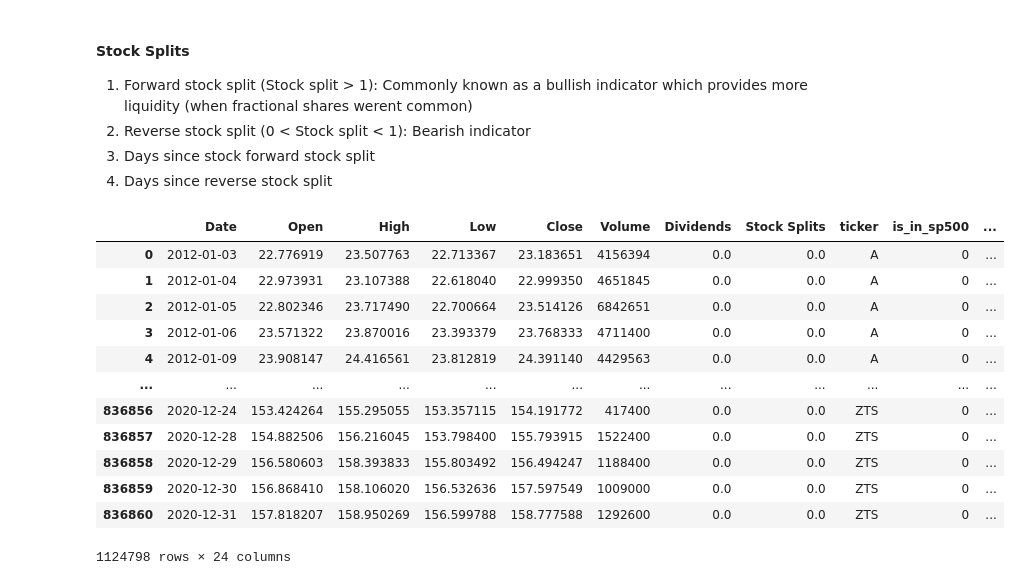
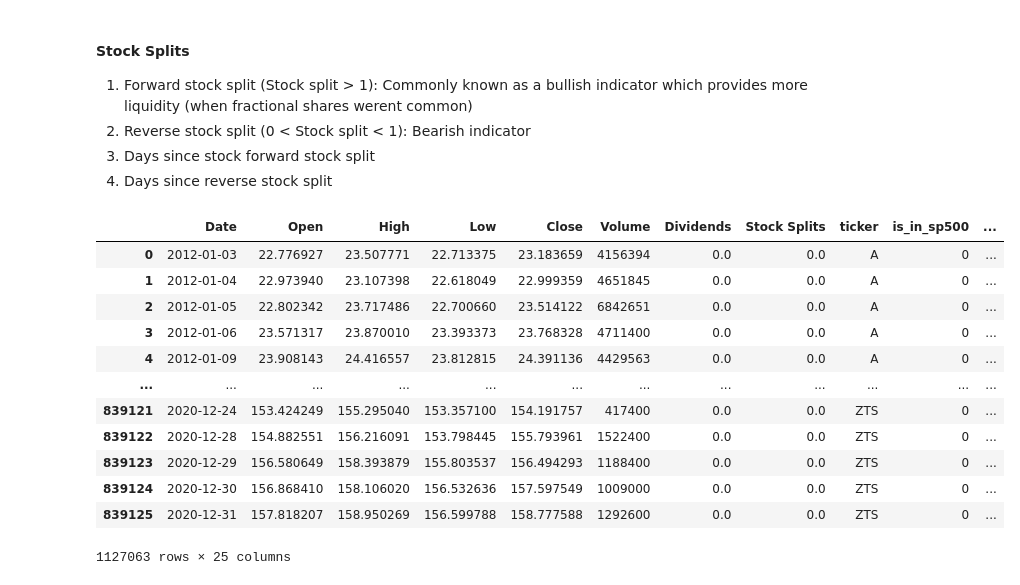
Before and after one commit to gotoshleep/DSE4212-Portfolio-Optimiser, a Jupyter notebook: Data prep and EDA/data_cleaning2.ipynb, the cells around one changed output. Cells and saved outputs as stored; diff of their text form; code cells hidden in the pictures.

```diff
--- a/Data prep and EDA/data_cleaning2.ipynb
+++ b/Data prep and EDA/data_cleaning2.ipynb
@@ -6,3 +5,3 @@ import requests
 from datetime import timedelta
 # %%
-spy_stocklist = pd.read_csv(r'raw_data/sp_500_historical_components.csv')
+spy_stocklist = pd.read_csv('raw_data/sp_500_historical_components.csv')
@@ -234,6 +287,12 @@ Total tickers after filtering: 509, tickers filtered out: 130
 yfinance_df_filtered_relavant_stocks.sort_values(by=['ticker', 'Date'], inplace=True)
 yfinance_df_filtered_relavant_stocks['daily_return'] = yfinance_df_filtered_relavant_stocks.groupby('ticker')['Close'].pct_change()
 yfinance_df_filtered_relavant_stocks['monthly_return'] = yfinance_df_filtered_relavant_stocks.groupby('ticker')['Close'].pct_change(periods=21)
+# %%
+# getting monthly standard deviation (volatility) (TODO)
+yfinance_df_filtered_relavant_stocks["monthly_var_3"] = (
+    yfinance_df_filtered_relavant_stocks.groupby("ticker")["monthly_return"]
+      .transform(lambda x: x.rolling(window=3, min_periods=3).var(ddof=1))
+)
 # %% [markdown]
 ### Creating new features
 #### Moving averages
@@ -285,53 +344,51 @@ def macd(series: pd.Series, fast: int = 12, slow: int = 26, signal: int = 9):
 # %%
 temp_df = yfinance_df_filtered_relavant_stocks.copy()
 
 # Ensure types/order; compute per-ticker
 temp_df['Date'] = pd.to_datetime(temp_df['Date'])
 temp_df = temp_df.drop_duplicates(subset=['ticker','Date']).sort_values(['ticker','Date'])
 
-# Prefer adjusted close if available
-price_col = 'Adj Close' if 'Adj Close' in temp_df.columns else 'Close'
 
 g = temp_df.groupby('ticker', group_keys=False)
 
 # SMA 20/50/100
 for w in [20, 50, 100]:
-    temp_df[f'SMA_{w}'] = g[price_col].transform(lambda s, w=w: sma(s, w))
+    temp_df[f'SMA_{w}'] = g['Close'].transform(lambda s, w=w: sma(s, w))
 
 # EMA 20/50/100
 for w in [20, 50, 100]:
-    temp_df[f'EMA_{w}'] = g[price_col].transform(lambda s, w=w: ema(s, w))
+    temp_df[f'EMA_{w}'] = g['Close'].transform(lambda s, w=w: ema(s, w))
 
 # RSI 14
-temp_df['RSI'] = g[price_col].transform(rsi_wilder)
+temp_df['RSI'] = g['Close'].transform(rsi_wilder)
 
 # MACD (12,26,9)
-macd_df = g[price_col].apply(macd)
+macd_df = g['Close'].apply(macd)
 temp_df = temp_df.join(macd_df)
 
 # Stock Splits
 temp_df["is_forward_split"] = (yfinance_df["Stock Splits"] > 1).astype(int)
 temp_df["is_reverse_split"] = ((yfinance_df["Stock Splits"] > 0) &
                                    (yfinance_df["Stock Splits"] < 1)).astype(int)
 
-SP500_all_stock_data_Final = temp_df
+SP500_all_stock_data = temp_df
 
 
-SP500_all_stock_data_Final
+SP500_all_stock_data
 # %% [output]
 |  | Date | Open | High | Low | Close | Volume | Dividends | Stock Splits | ticker | is_in_sp500 | ... |
-| 0 | 2012-01-03 | 22.776919 | 23.507763 | 22.713367 | 23.183651 | 4156394 | 0.0 | 0.0 | A | 0 | ... |
-| 1 | 2012-01-04 | 22.973931 | 23.107388 | 22.618040 | 22.999350 | 4651845 | 0.0 | 0.0 | A | 0 | ... |
-| 2 | 2012-01-05 | 22.802346 | 23.717490 | 22.700664 | 23.514126 | 6842651 | 0.0 | 0.0 | A | 0 | ... |
-| 3 | 2012-01-06 | 23.571322 | 23.870016 | 23.393379 | 23.768333 | 4711400 | 0.0 | 0.0 | A | 0 | ... |
-| 4 | 2012-01-09 | 23.908147 | 24.416561 | 23.812819 | 24.391140 | 4429563 | 0.0 | 0.0 | A | 0 | ... |
+| 0 | 2012-01-03 | 22.776927 | 23.507771 | 22.713375 | 23.183659 | 4156394 | 0.0 | 0.0 | A | 0 | ... |
+| 1 | 2012-01-04 | 22.973940 | 23.107398 | 22.618049 | 22.999359 | 4651845 | 0.0 | 0.0 | A | 0 | ... |
+| 2 | 2012-01-05 | 22.802342 | 23.717486 | 22.700660 | 23.514122 | 6842651 | 0.0 | 0.0 | A | 0 | ... |
+| 3 | 2012-01-06 | 23.571317 | 23.870010 | 23.393373 | 23.768328 | 4711400 | 0.0 | 0.0 | A | 0 | ... |
+| 4 | 2012-01-09 | 23.908143 | 24.416557 | 23.812815 | 24.391136 | 4429563 | 0.0 | 0.0 | A | 0 | ... |
 | ... | ... | ... | ... | ... | ... | ... | ... | ... | ... | ... | ... |
-| 836856 | 2020-12-24 | 153.424264 | 155.295055 | 153.357115 | 154.191772 | 417400 | 0.0 | 0.0 | ZTS | 0 | ... |
-| 836857 | 2020-12-28 | 154.882506 | 156.216045 | 153.798400 | 155.793915 | 1522400 | 0.0 | 0.0 | ZTS | 0 | ... |
-| 836858 | 2020-12-29 | 156.580603 | 158.393833 | 155.803492 | 156.494247 | 1188400 | 0.0 | 0.0 | ZTS | 0 | ... |
-| 836859 | 2020-12-30 | 156.868410 | 158.106020 | 156.532636 | 157.597549 | 1009000 | 0.0 | 0.0 | ZTS | 0 | ... |
-| 836860 | 2020-12-31 | 157.818207 | 158.950269 | 156.599788 | 158.777588 | 1292600 | 0.0 | 0.0 | ZTS | 0 | ... |
+| 839121 | 2020-12-24 | 153.424249 | 155.295040 | 153.357100 | 154.191757 | 417400 | 0.0 | 0.0 | ZTS | 0 | ... |
+| 839122 | 2020-12-28 | 154.882551 | 156.216091 | 153.798445 | 155.793961 | 1522400 | 0.0 | 0.0 | ZTS | 0 | ... |
+| 839123 | 2020-12-29 | 156.580649 | 158.393879 | 155.803537 | 156.494293 | 1188400 | 0.0 | 0.0 | ZTS | 0 | ... |
+| 839124 | 2020-12-30 | 156.868410 | 158.106020 | 156.532636 | 157.597549 | 1009000 | 0.0 | 0.0 | ZTS | 0 | ... |
+| 839125 | 2020-12-31 | 157.818207 | 158.950269 | 156.599788 | 158.777588 | 1292600 | 0.0 | 0.0 | ZTS | 0 | ... |
-1124798 rows × 24 columns
+1127063 rows × 25 columns
 # %%
 # we dont want to backward fill the data as it may introduce lookahead bias,
 # nor do we want to delete the entries, so for stocks that newly entered the SP500 with insufficient data we fill with 0
```
Also changed, not shown: parts of 16 cells of this notebook.
